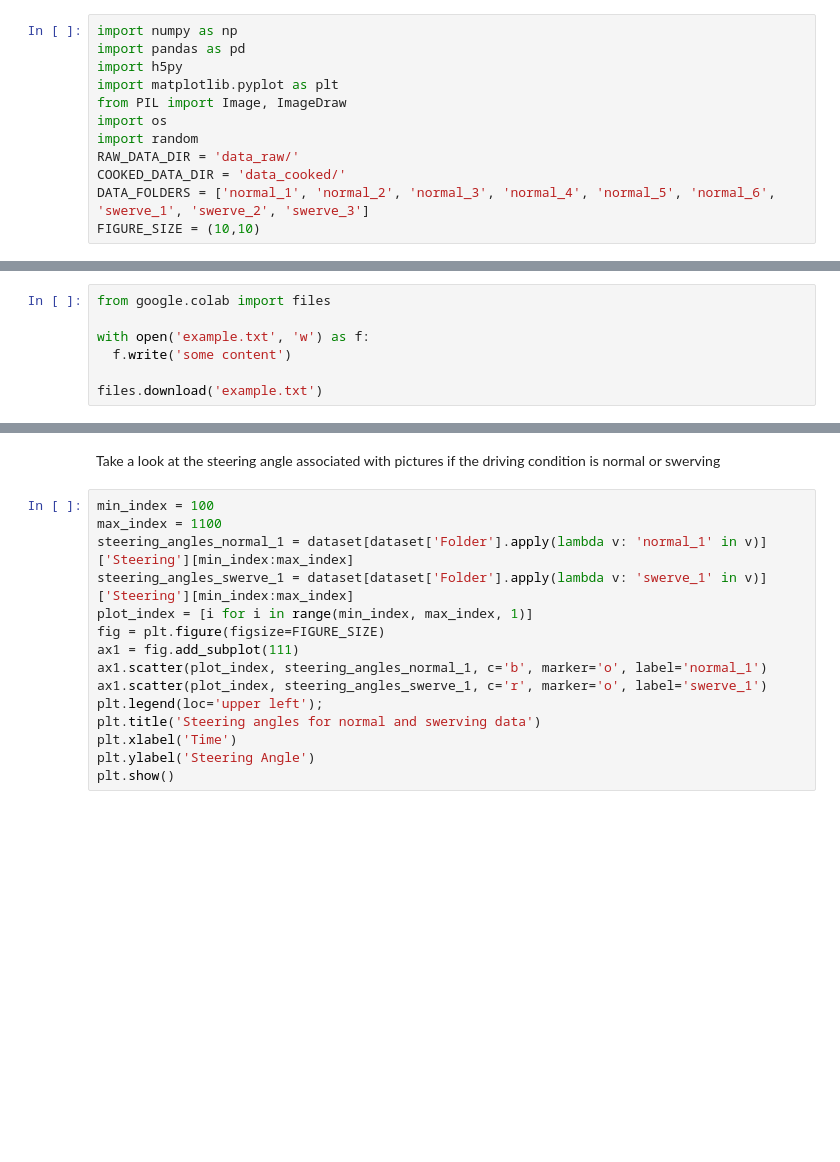
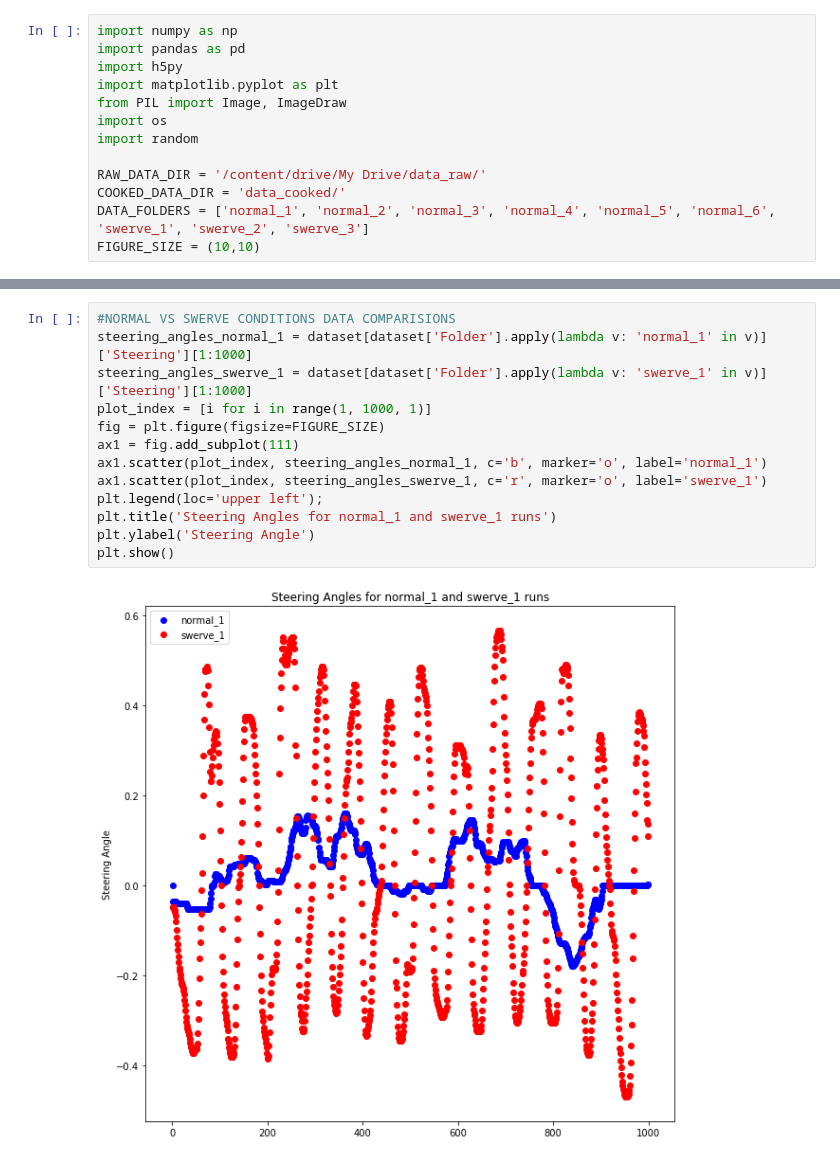
Before and after one commit to anas-awadalla/Autonomous-Driving-Deep-Neural-Network, a Jupyter notebook: Autonomus_Driving_Model_Using_AirSim_Data_.ipynb, the cells around one changed output, grey strips where cells are left out. Saved outputs shown, nothing was run; the diff lists cells and outputs as text; blank space fills up the shorter version.

```diff
--- a/Autonomus_Driving_Model_Using_AirSim_Data_.ipynb
+++ b/Autonomus_Driving_Model_Using_AirSim_Data_.ipynb
@@ -8,7 +18,8 @@ import matplotlib.pyplot as plt
 from PIL import Image, ImageDraw
 import os
 import random
-RAW_DATA_DIR = 'data_raw/'
+
+RAW_DATA_DIR = '/content/drive/My Drive/data_raw/'
 COOKED_DATA_DIR = 'data_cooked/'
 DATA_FOLDERS = ['normal_1', 'normal_2', 'normal_3', 'normal_4', 'normal_5', 'normal_6', 'swerve_1', 'swerve_2', 'swerve_3']
 FIGURE_SIZE = (10,10)
@@ -21,8 +37 @@ Put dataframes togther
-# %%
-from google.colab import files
-
-with open('example.txt', 'w') as f:
-  f.write('some content')
-
-files.download('example.txt')
 # %%
@@ -38,17 +60,15 @@ dataset.head()
-# %% [markdown]
-Take a look at the steering angle associated with pictures if the driving condition is normal or swerving
 # %%
-min_index = 100
-max_index = 1100
-steering_angles_normal_1 = dataset[dataset['Folder'].apply(lambda v: 'normal_1' in v)]['Steering'][min_index:max_index]
-steering_angles_swerve_1 = dataset[dataset['Folder'].apply(lambda v: 'swerve_1' in v)]['Steering'][min_index:max_index]
-plot_index = [i for i in range(min_index, max_index, 1)]
+#NORMAL VS SWERVE CONDITIONS DATA COMPARISIONS
+steering_angles_normal_1 = dataset[dataset['Folder'].apply(lambda v: 'normal_1' in v)]['Steering'][1:1000]
+steering_angles_swerve_1 = dataset[dataset['Folder'].apply(lambda v: 'swerve_1' in v)]['Steering'][1:1000]
+plot_index = [i for i in range(1, 1000, 1)]
 fig = plt.figure(figsize=FIGURE_SIZE)
 ax1 = fig.add_subplot(111)
 ax1.scatter(plot_index, steering_angles_normal_1, c='b', marker='o', label='normal_1')
 ax1.scatter(plot_index, steering_angles_swerve_1, c='r', marker='o', label='swerve_1')
 plt.legend(loc='upper left');
-plt.title('Steering angles for normal and swerving data')
-plt.xlabel('Time')
+plt.title('Steering Angles for normal_1 and swerve_1 runs')
 plt.ylabel('Steering Angle')
 plt.show()
+# %% [output]
+[figure, added]
```
Also changed, not shown: parts of 16 cells of this notebook.
